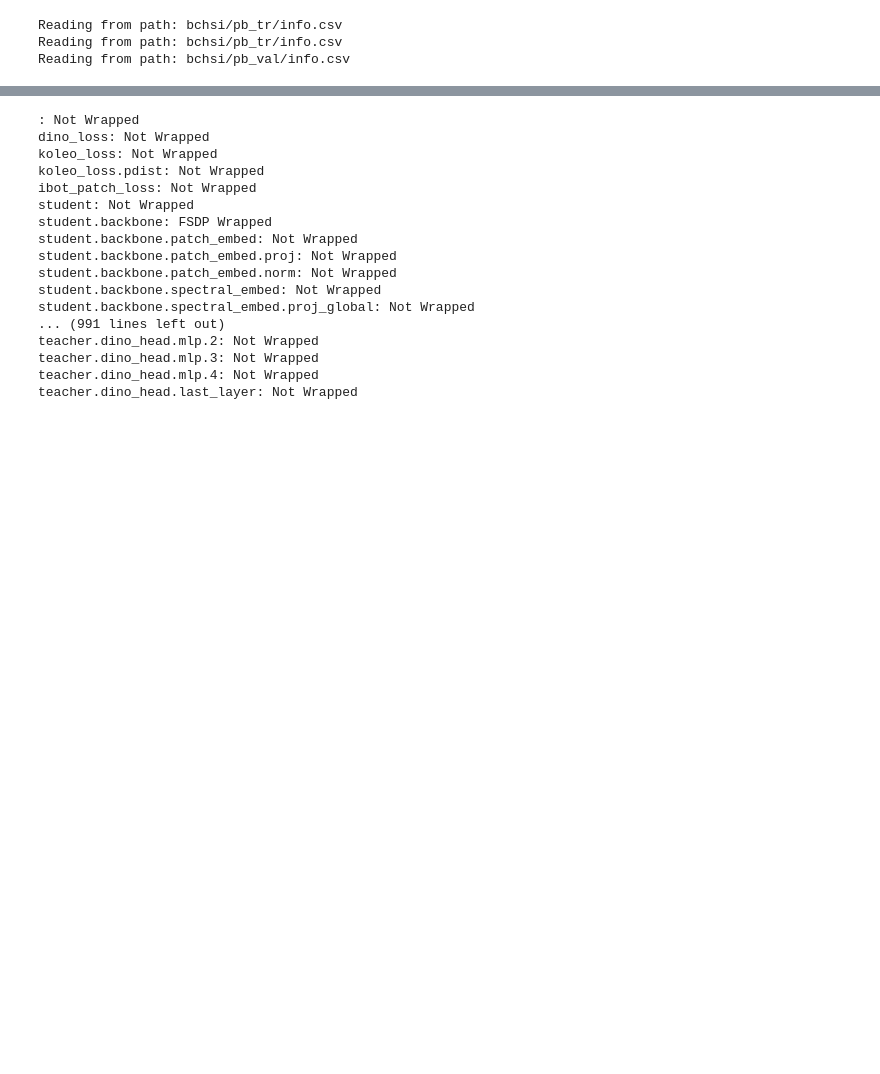
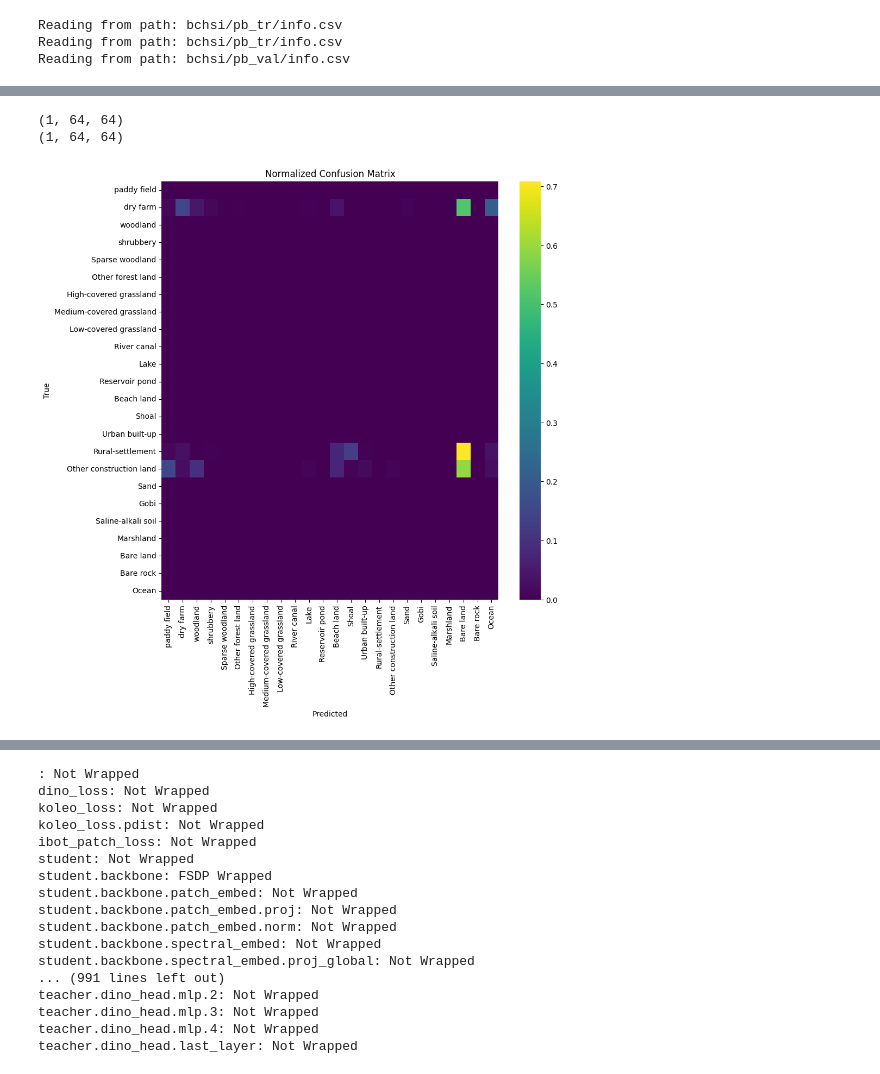
Before and after one commit to Sajtospoga01/vit, a Jupyter notebook: hsi_vision_transformer_prot.ipynb, the cells around one changed output, grey strips where cells are left out. Cells and saved outputs as stored; diff of their text form; code cells hidden in the pictures; blank space fills up the shorter version.

Commit message:
add all local files to scm

```diff
--- a/hsi_vision_transformer_prot.ipynb
+++ b/hsi_vision_transformer_prot.ipynb
@@ -109,8 +110,11 @@ std_per_band = np.array([
     33.74440912, 33.69755911, 33.69845938, 33.6707364,  33.62571536, 33.44615438,
     33.27907802, 32.90732107
 ])
+# %%
+def load_cfg_local():
+    return OmegaConf.load("configs/default_hsi.yaml")
 # %%
-cfg = load_cfg()
+cfg = load_cfg_local()
 # %%
 HPARAMS = {
     'mini_batch_size': 32,
@@ -275,0 +491,4 @@ LR: 2.5e-05
+# %%
+unwrapped_model = model.module
+unwrapped_model.cuda()
+unwrapped_model.eval()
@@ -275,0 +629,8 @@ LR: 2.5e-05
+# %%
+
+segmented_classes = np.argmax(nn.functional.softmax(segmentation_logits.detach().cpu()).numpy(), axis=1)
+
+print(segmentation_logits.detach().cpu().numpy()[0,:,0,0])
+
+print(np.bincount(segmented_classes.flatten()))
+print(segmented_classes.shape)
@@ -275,0 +647,38 @@ LR: 2.5e-05
+# %%
+
+
+pred_img = render(segmented_classes[0],shift=1)
+true_img = render(an[0])
+print(segmented_classes.shape)
+print(an.shape)
+
+
+
+# confusion matrix
+
+
+from sklearn.metrics import confusion_matrix
+import seaborn as sns
+import pandas as pd
+import matplotlib.pyplot as plt
+import numpy as np
+
+adjusted_segmented_classes = segmented_classes+1
+
+
+# confusion matrix ignoring the background class (segmented doesnt predict background, so we ignore only in the true label)
+conf_matrix = confusion_matrix(an.flatten(),adjusted_segmented_classes.flatten(),labels = np.arange(1,25))
+conf_matrix = conf_matrix / conf_matrix.sum(axis=1)[:,None]
+conf_matrix = np.nan_to_num(conf_matrix,nan=0.0)
+
+
+plt.figure(figsize=(10,10))
+sns.heatmap(conf_matrix,annot=False,fmt=".2f",cmap="viridis",xticklabels=datasets[0].CLASSES[1:],yticklabels=datasets[0].CLASSES[1:])
+plt.xlabel("Predicted")
+plt.ylabel("True")
+plt.title("Normalized Confusion Matrix")
+plt.show()
+# %% [output]
+(1, 64, 64)
+(1, 64, 64)
+[figure, added]
```
Also changed, not shown: parts of 14 cells of this notebook, 5 other files.
